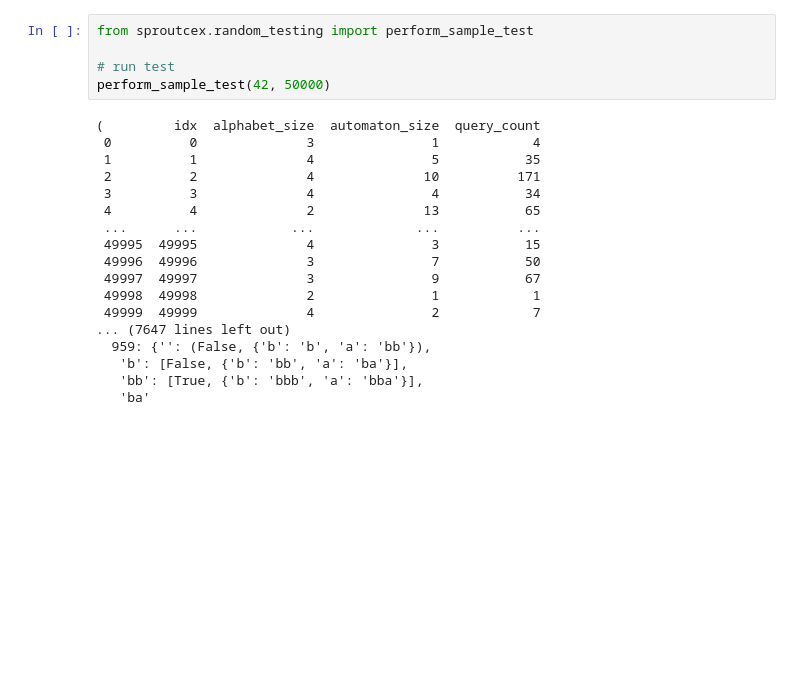
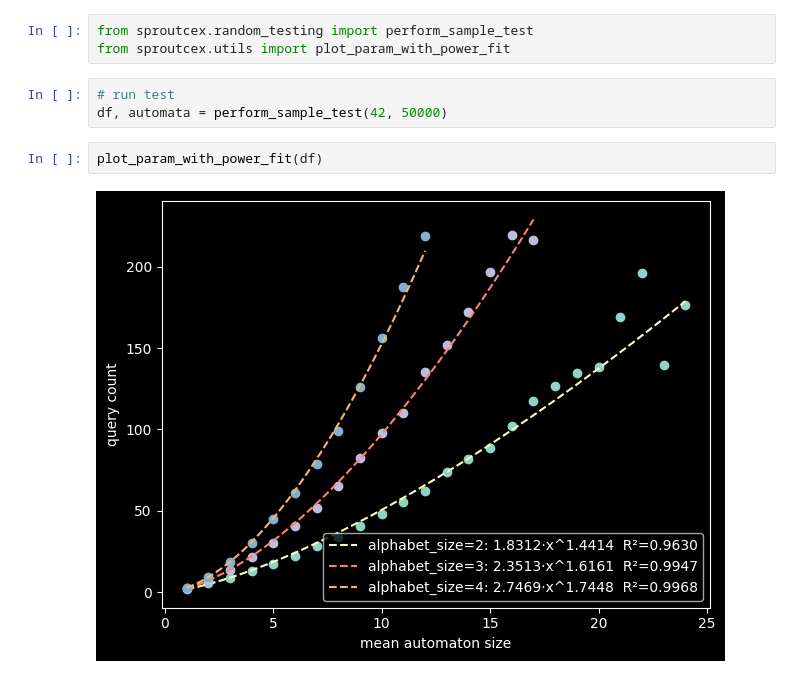
Before and after one commit to JanLohse/sproutcex, a Jupyter notebook: random_test_runner.ipynb, the cells around one changed output. Drawn from its saved outputs; the diff is of its cells as text; blank space fills up the shorter version.

Commit message:
Add plotting.

```diff
--- a/random_test_runner.ipynb
+++ b/random_test_runner.ipynb
@@ -1,23 +1,10 @@
 # %%
 from sproutcex.random_testing import perform_sample_test
-
-# run test
-perform_sample_test(42, 50000)
+from sproutcex.utils import plot_param_with_power_fit
-# %% [output]
-(         idx  alphabet_size  automaton_size  query_count
- 0          0              3               1            4
- 1          1              4               5           35
- 2          2              4              10          171
- 3          3              4               4           34
- 4          4              2              13           65
- ...      ...            ...             ...          ...
- 49995  49995              4               3           15
- 49996  49996              3               7           50
- 49997  49997              3               9           67
- 49998  49998              2               1            1
- 49999  49999              4               2            7
-... (7647 lines left out)
-  959: {'': (False, {'b': 'b', 'a': 'bb'}),
-   'b': [False, {'b': 'bb', 'a': 'ba'}],
-   'bb': [True, {'b': 'bbb', 'a': 'bba'}],
-   'ba'
+# %%
+# run test
+df, automata = perform_sample_test(42, 50000)
+# %%
+plot_param_with_power_fit(df)
+# %% [output]
+[figure, added]
```
Also changed, not shown: parts of 1 cell of this notebook, 3 other files.
